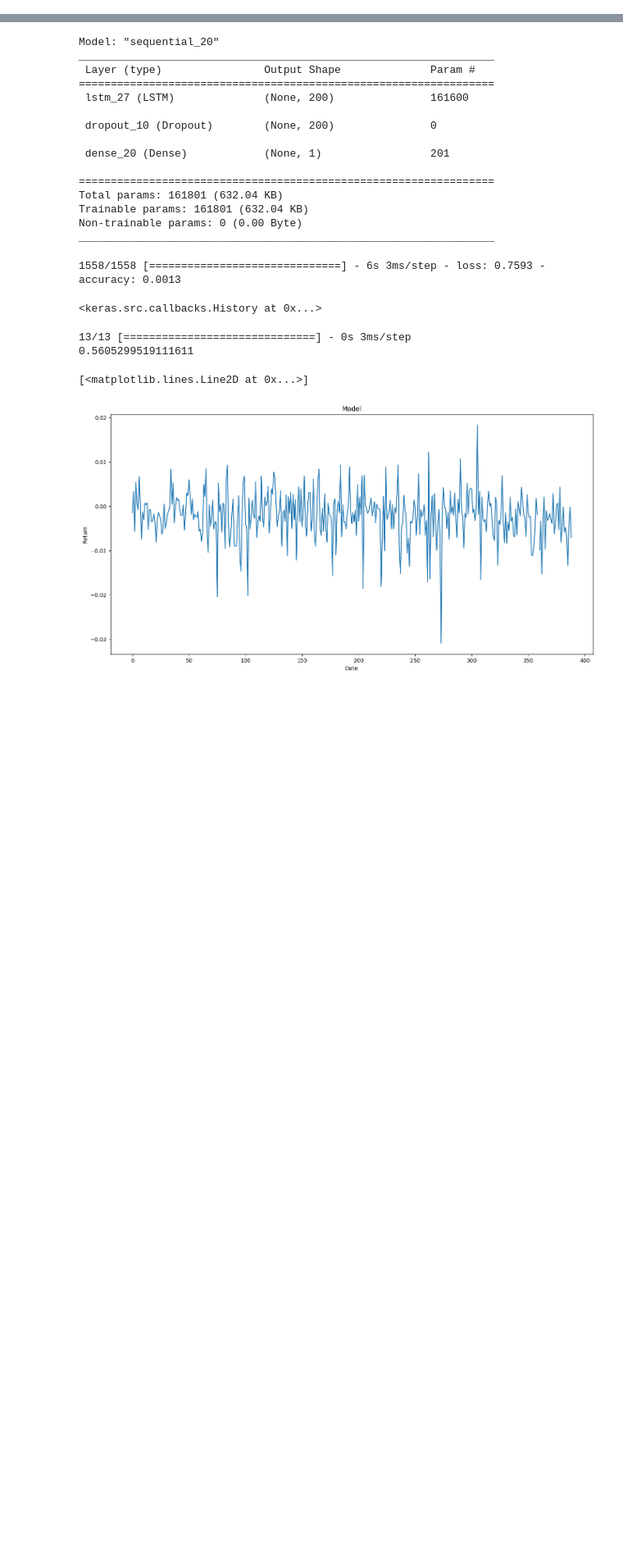
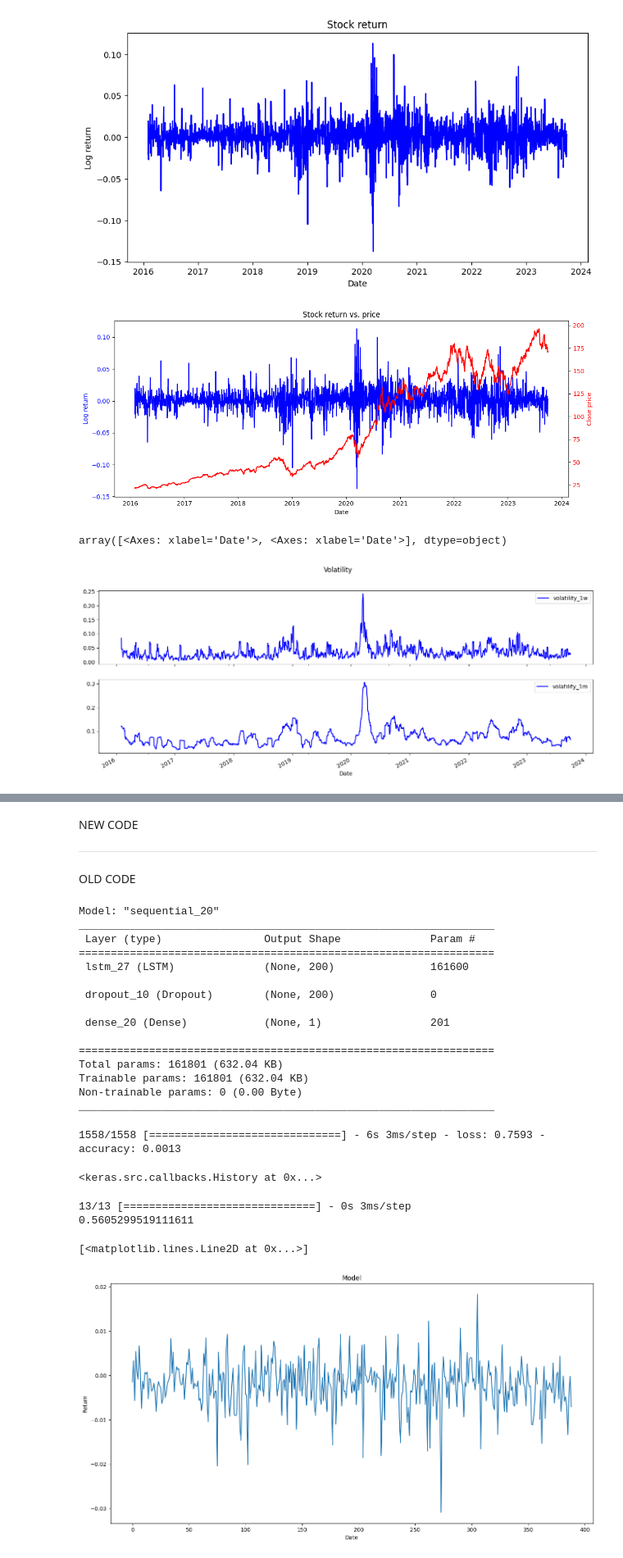
Before and after one commit to pkur3k/LSTM-stock-return, a Jupyter notebook: model.ipynb, the cells around one changed output, grey strips where cells are left out. Shown: that part at 82% size. Cells and saved outputs as stored; diff of their text form; code cells hidden in the pictures; blank space fills up the shorter version.

```diff
--- a/model.ipynb
+++ b/model.ipynb
@@ -41,0 +13,13 @@ tf.random.set_seed(7)
+# %%
+# Get data - download data from Yahoo! Finance, for now we focus on a single stock 'AAPL'.
+# In later versions we will focus on selected set from NASDAQ or SP500.
+
+def get_data(ticker: str, start_date: datetime.datetime, end_date: datetime.datetime):
+
+    # yfinance returns pandas dataframe
+    data_df = yf.download(ticker, start=start_date, end=end_date)
+    return data_df
+
+start_date = datetime.datetime(2016, 1, 1)
+end_date = datetime.datetime(2023, 10, 1)
+stock_df = get_data('AAPL', start_date=start_date, end_date=end_date)
@@ -41,0 +89,36 @@ tf.random.set_seed(7)
+# %%
+# Plot data
+
+# Plot logarithmic returns
+plt.figure(figsize=(10, 5))
+plt.plot(data_df['log_return_1d'], color='blue')
+plt.title('Stock return')
+plt.xlabel('Date')
+plt.ylabel('Log return')
+
+# Plot logarithmic returns with adjusted close price
+fig, ax1 = plt.subplots(figsize=(12, 5))
+ax2 = ax1.twinx()
+plt.title('Stock return vs. price')
+color1 = 'blue'
+ax1.set_xlabel('Date')
+ax1.set_ylabel('Log return', color=color1)
+ax1.plot(data_df['log_return_1d'], color=color1)
+ax1.tick_params(axis='y', labelcolor=color1)
+color2='red'
+ax2.set_ylabel('Close price', color=color2)
+ax2.plot(data_df['Adj Close'], color=color2)
+ax2.tick_params(axis='y', labelcolor=color2)
+fig.tight_layout()
+plt.show()
+
+# Plot volatilities
+data_df.iloc[:,2:4].plot(subplots=True, color='blue', figsize=(16, 6), title='Volatility')
+
+# Plot volumes
+data_df.iloc[:,4:6].plot(subplots=True, color='blue', figsize=(16, 6), title='Volume')
+# %% [output]
+[figure, added]
+[figure, added]
+array([<Axes: xlabel='Date'>, <Axes: xlabel='Date'>], dtype=object)
+[figure, added]
@@ -41,0 +126,6 @@ tf.random.set_seed(7)
+# %% [markdown]
+NEW CODE
+
+----------------------------------------------
+
+OLD CODE
```
Also changed, not shown: parts of 10 cells of this notebook.
